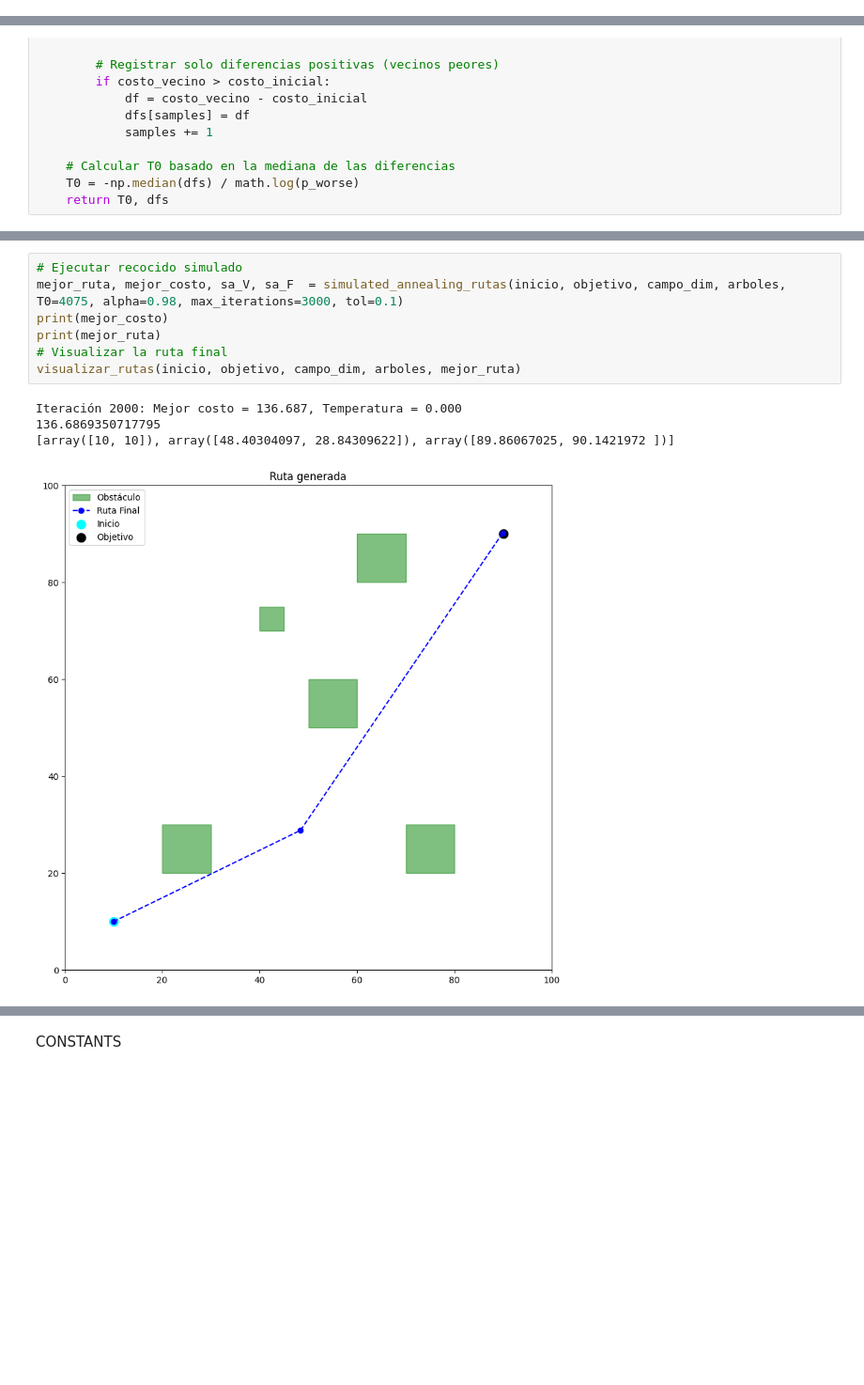
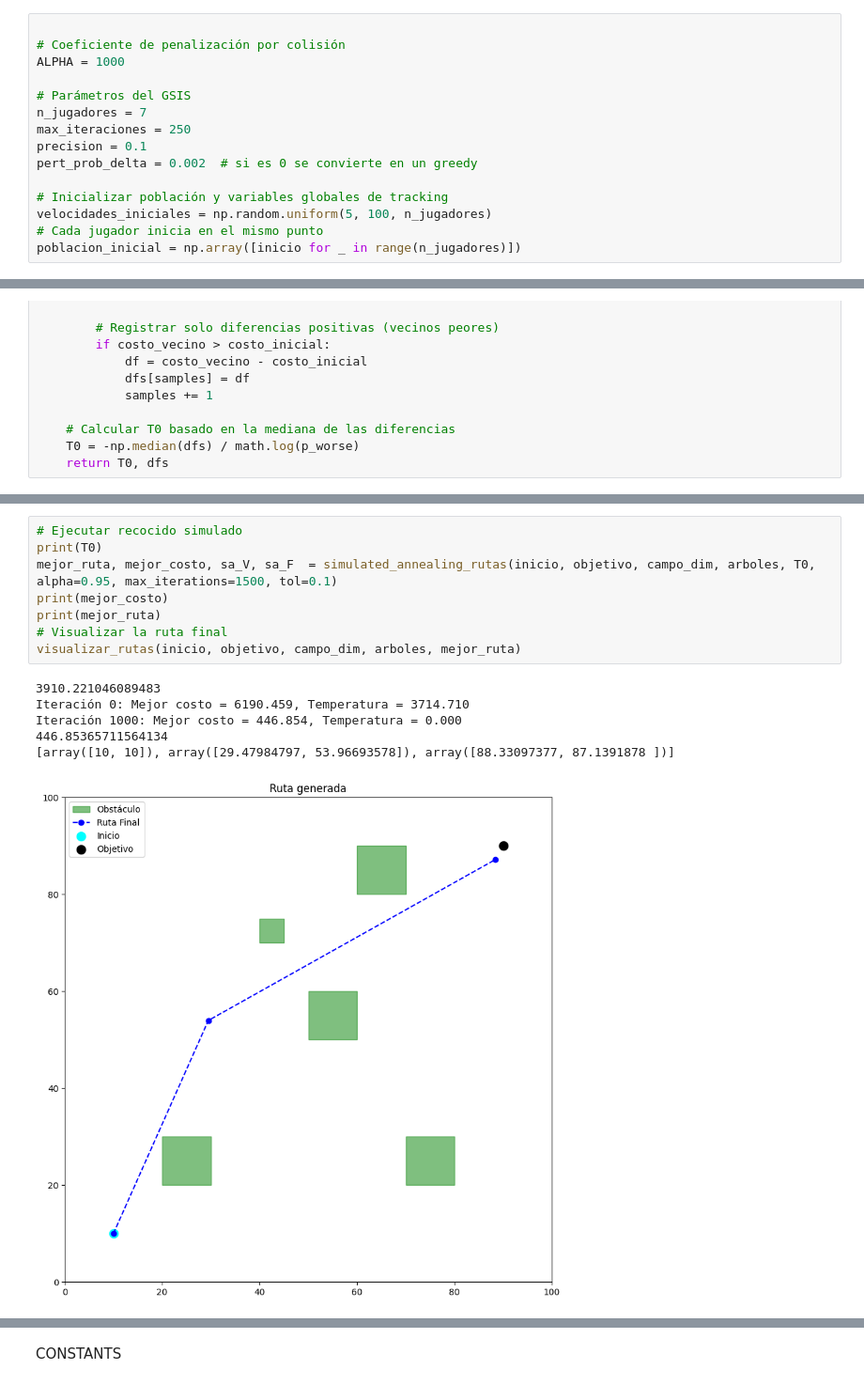
Before and after one commit to JavierJardonGomez/Practica_4_BIM, a Jupyter notebook: Practica 1 - GSIS/GSIS.ipynb, the cells around one changed output, grey strips where cells are left out. Shown at 94% size. Drawn from its saved outputs; the diff is of its cells as text; blank space fills up the shorter version.

```diff
--- a/Practica 1 - GSIS/GSIS.ipynb
+++ b/Practica 1 - GSIS/GSIS.ipynb
@@ -23,0 +29,15 @@ GSIS
+# %%
+
+# Coeficiente de penalización por colisión
+ALPHA = 1000
+
+# Parámetros del GSIS
+n_jugadores = 7
+max_iteraciones = 250
+precision = 0.1
+pert_prob_delta = 0.002  # si es 0 se convierte en un greedy
+
+# Inicializar población y variables globales de tracking
+velocidades_iniciales = np.random.uniform(5, 100, n_jugadores)
+# Cada jugador inicia en el mismo punto
+poblacion_inicial = np.array([inicio for _ in range(n_jugadores)])
@@ -636,12 +618,15 @@ Ejecucion Recocido Simulado
 # %%
 # Ejecutar recocido simulado
-mejor_ruta, mejor_costo, sa_V, sa_F  = simulated_annealing_rutas(inicio, objetivo, campo_dim, arboles, T0=4075, alpha=0.98, max_iterations=3000, tol=0.1)
+print(T0)
+mejor_ruta, mejor_costo, sa_V, sa_F  = simulated_annealing_rutas(inicio, objetivo, campo_dim, arboles, T0, alpha=0.95, max_iterations=1500, tol=0.1)
 print(mejor_costo)
 print(mejor_ruta)
 # Visualizar la ruta final
 visualizar_rutas(inicio, objetivo, campo_dim, arboles, mejor_ruta)
 # %% [output]
-Iteración 2000: Mejor costo = 136.687, Temperatura = 0.000
-136.6869350717795
-[array([10, 10]), array([48.40304097, 28.84309622]), array([89.86067025, 90.1421972 ])]
+3910.221046089483
+Iteración 0: Mejor costo = 6190.459, Temperatura = 3714.710
+Iteración 1000: Mejor costo = 446.854, Temperatura = 0.000
+446.85365711564134
+[array([10, 10]), array([29.47984797, 53.96693578]), array([88.33097377, 87.1391878 ])]
-[figure, old version]
+[figure, new version]
```
Also changed, not shown: parts of 46 cells of this notebook, 1 other file.
